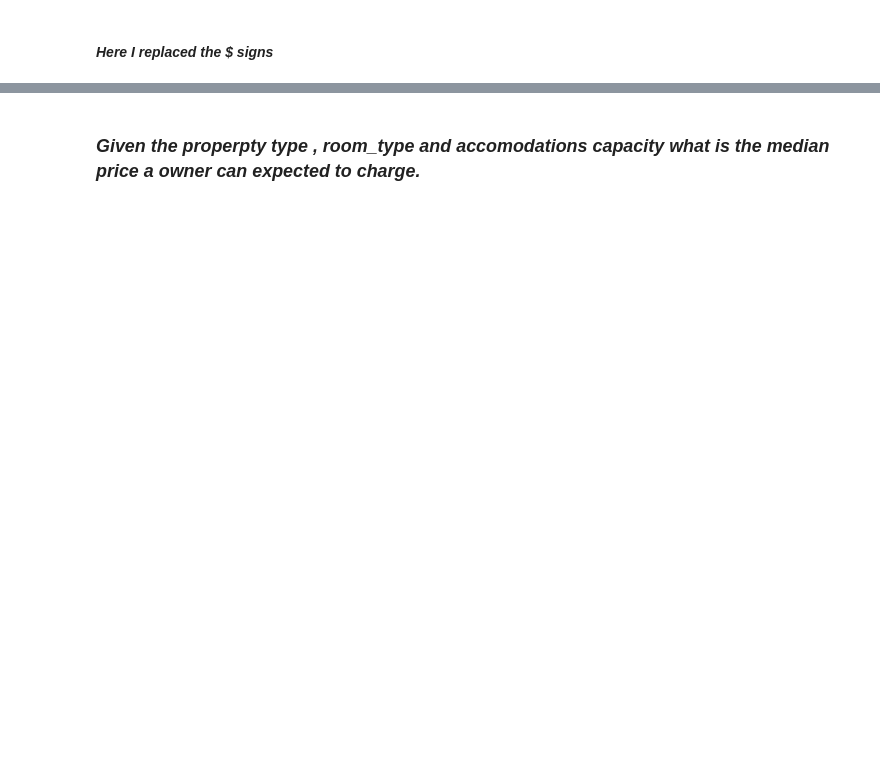
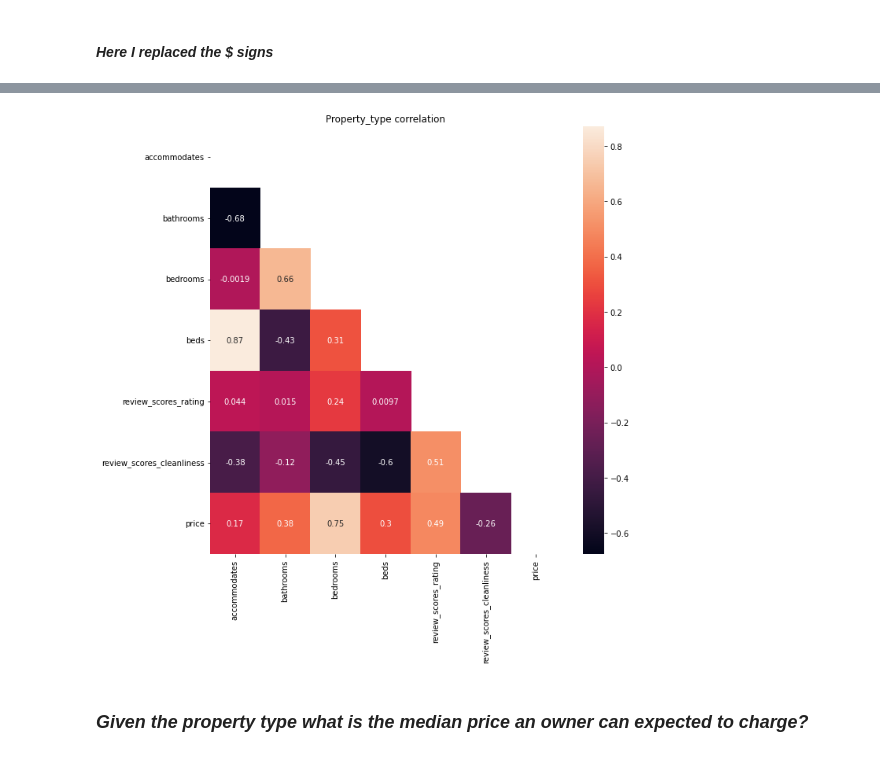
Before and after one commit to symbiapps/Boston-Airbnb-Open-Data, a Jupyter notebook: Boston_listing_airbnb_project.ipynb, the cells around one changed output, grey strips where cells are left out. Drawn from its saved outputs; the diff is of its cells as text; code cells hidden in the pictures; blank space fills up the shorter version.

```diff
--- a/Boston_listing_airbnb_project.ipynb
+++ b/Boston_listing_airbnb_project.ipynb
@@ -82,3 +113,0 @@ data2= data[['neighbourhood','property_type', 'room_type', 'accommodates',
-# %%
-data2['neighbourhood'] = data2.loc[:,'neighbourhood'].replace(np.nan,'Not_Stated')
-data2['review_scores_rating'] = data2.loc[:,'review_scores_rating'].replace(np.nan,0)
@@ -94,0 +114,4 @@ See the caveats in the documentation: https://pandas.pydata.org/pandas-docs/stab
+# %%
+data2['neighbourhood'].fillna('Not_Stated',inplace=True)
+data2['review_scores_rating'].fillna(data2['review_scores_rating'].median(),inplace=True)
+data2['review_scores_cleanliness'].fillna(data2['review_scores_cleanliness'].median(),inplace=True)
@@ -114,2 +144,0 @@ See the caveats in the documentation: https://pandas.pydata.org/pandas-docs/stab
-# %%
-data2= data2.fillna(method='ffill',axis='columns')
@@ -115,0 +147,3 @@ data2= data2.fillna(method='ffill',axis='columns')
+# %%
+df_gp = data2.groupby('property_type')
+df_gp.median().corr()
@@ -116,2 +159,11 @@ data2= data2.fillna(method='ffill',axis='columns')
+# %%
+mask = np.zeros_like(df_gp.median().corr())
+tri_fil = np.triu_indices_from(mask)
+mask[tri_fil] = True
+ax = plt.figure(figsize=(10,10))
+plt.title('Property_type correlation')
+sns.heatmap(df_gp.median().corr(),mask=mask,annot=True);
+# %% [output]
+[figure, added]
 # %% [markdown]
-### *Given the properpty type , room_type and accomodations capacity what is the median price a owner can expected to charge.*
+### *Given the property type  what is the median price an owner can expected to charge?*
```
Also changed, not shown: parts of 26 cells of this notebook.
